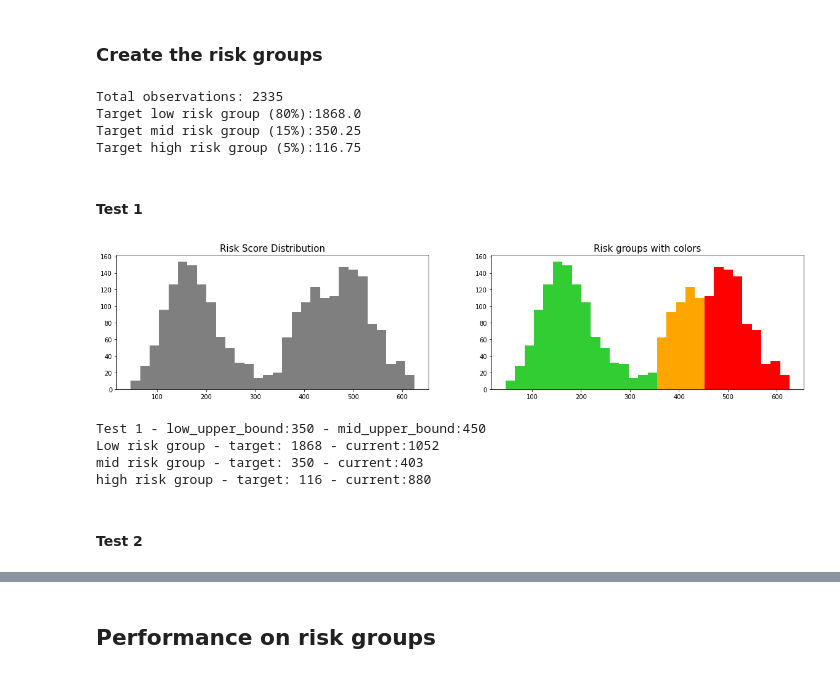
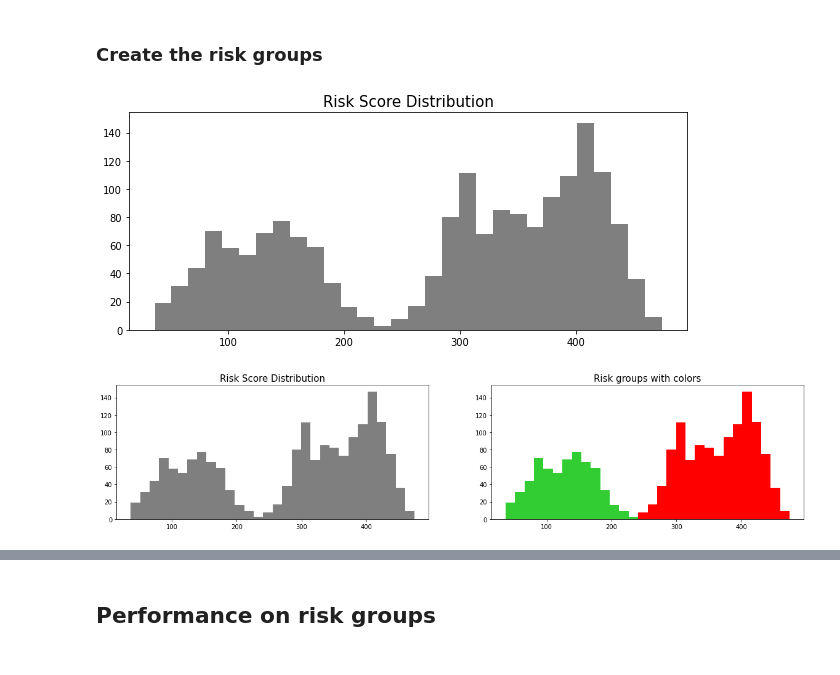
Before and after one commit to marcosmedvescig/thesis_survival_models_for_predicting_churn, a Jupyter notebook: apply_model.ipynb, the cells around one changed output, grey strips where cells are left out. Cells and saved outputs as stored; diff of their text form; code cells hidden in the pictures.

```diff
--- a/apply_model.ipynb
+++ b/apply_model.ipynb
@@ -55,12 +55,24 @@ import pandas as pd
 from sklearn.model_selection import train_test_split
 
 # Remove observations according to EDA
+data_statistics = raw_data.describe()
 
+## Remove negative time
 raw_data = raw_data[raw_data['time']>=0]
-raw_data = raw_data[raw_data['products_created'] <= (raw_data['products_created'].mean() + 3 * raw_data['products_created'].std())]
-raw_data = raw_data[raw_data['admin_visits'] <= (raw_data['admin_visits'].mean() + 3 * raw_data['admin_visits'].std())]
-raw_data = raw_data[raw_data['tx'] <= (raw_data['tx'].mean() + 3 * raw_data['tx'].std())]
-raw_data = raw_data[raw_data['gmv_usd'] <= (raw_data['gmv_usd'].mean() + 3 * raw_data['gmv_usd'].std())]
+
+for feature in ['products_created','admin_visits','tx','gmv_usd']:
+
+  # Remove data with the quantiles method
+  q1 = data_statistics[feature]['25%']
+  q3 = data_statistics[feature]['75%']
+  iqr = q3 - q1
+  raw_data = raw_data[~((raw_data[feature] < (q1 - 1.5 * iqr)) | (raw_data[feature] > (q3 + 1.5 * iqr))) ]
+
+  # Remove data with the std method
+  raw_data = raw_data[raw_data[feature] <= (data_statistics[feature]['mean'] + 3 * data_statistics[feature]['std'])]
+
+## Remove tx feature
+raw_data.drop(['tx'], axis=1, inplace=True)
 
 raw_data.reset_index(drop=True,inplace=True)
 
@@ -102,56 +114,31 @@ E_test  = E_train_test.loc[index_test].reset_index( drop = True )
 ### Train the model
 # %%
 from pysurvival.models.survival_forest import RandomSurvivalForestModel
-from pysurvival.utils.metrics import concordance_index
-from pysurvival.utils.display import integrated_brier_score
 import pandas as pd
 
-#Creating an instance of the Conditional model and fitting the data.
-
 ## Build the model
-model = RandomSurvivalForestModel(num_trees=50)
+model = RandomSurvivalForestModel(num_trees=100)
 model.fit(X_train, T_train, E_train,
         max_features="sqrt", max_depth=5, min_node_size=5)
 # %% [output]
 RandomSurvivalForestModel
 # %% [markdown]
 ### Create the risk groups
-# %%
-# Define targets
-
-print('Total observations: {}'.format(len(X_eval)))
-print('Target low risk group (80%):{}'.format(len(X_eval)*0.8))
-print('Target mid risk group (15%):{}'.format(len(X_eval)*0.15))
-print('Target high risk group (5%):{}'.format(len(X_eval)*0.05))
-# %% [output]
-Total observations: 2335
-Target low risk group (80%):1868.0
-Target mid risk group (15%):350.25
-Target high risk group (5%):116.75
-# %% [markdown]
-#### Test 1
+# %%
+from pysurvival.utils.display import create_risk_groups
+
+risk_groups = create_risk_groups(model=model, X=X_eval,use_log = False, num_bins=30, figure_size=(10, 4))
+# %% [output]
+[figure, added]
 # %%
 from pysurvival.utils.display import create_risk_groups
 
-low_upper_bound = 350
-mid_upper_bound = 450
+low_upper_bound = 230
 
 risk_groups = create_risk_groups( model=model, X=X_eval,
                                   use_log = False, num_bins=30, figure_size=(20, 4),
                                   low={'lower_bound':0, 'upper_bound':low_upper_bound, 'color':'limegreen'},
-                                  medium={'lower_bound':low_upper_bound, 'upper_bound':mid_upper_bound,'color':'orange'},
-                                  high={'lower_bound':mid_upper_bound, 'upper_bound':800,  'color':'red'}
+                                  high={'lower_bound':low_upper_bound, 'upper_bound':800,  'color':'red'}
                                   )
-
-print('Test 1 - low_upper_bound:{} - mid_upper_bound:{}'.format(low_upper_bound, mid_upper_bound))
-print('Low risk group - target: 1868 - current:{}'.format(len(risk_groups['low'][1])))
-print('mid risk group - target: 350 - current:{}'.format(len(risk_groups['medium'][1])))
-print('high risk group - target: 116 - current:{}'.format(len(risk_groups['high'][1])))
 # %% [output]
-[figure, old version]
+[figure, new version]
-Test 1 - low_upper_bound:350 - mid_upper_bound:450
-Low risk group - target: 1868 - current:1052
-mid risk group - target: 350 - current:403
-high risk group - target: 116 - current:880
-# %% [markdown]
-#### Test 2
```
Also changed, not shown: parts of 13 cells of this notebook.
